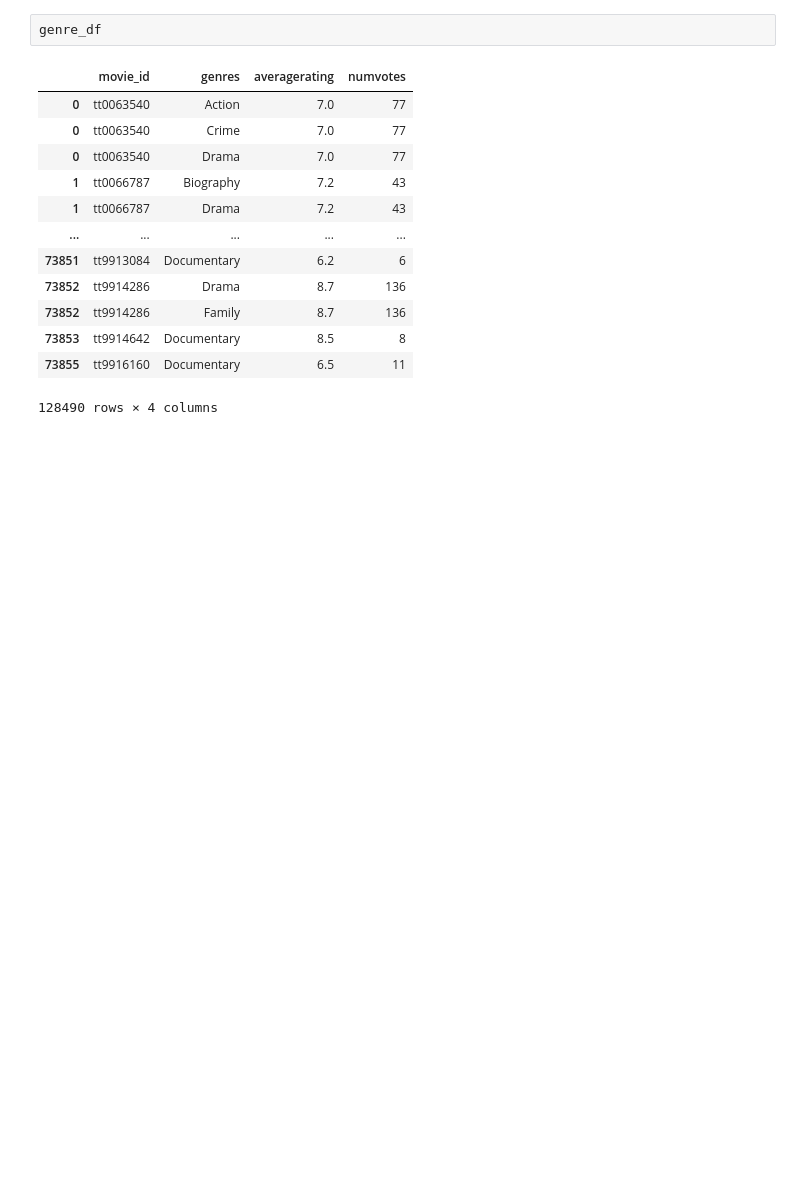
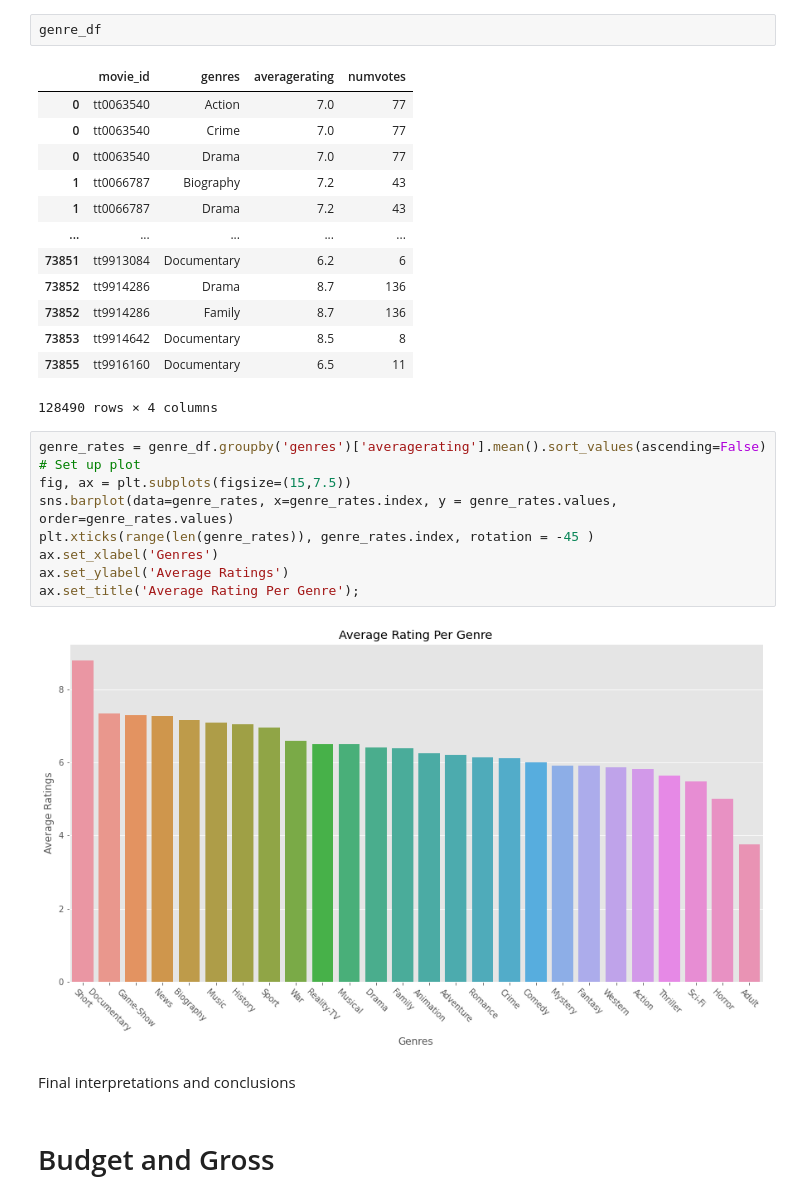
Before and after one commit to waihiga9/ExploratoryDataAnalysis_MoviesDataset, a Jupyter notebook: EDA_movies.ipynb, the cells around one changed output. Drawn from its saved outputs; the diff is of its cells as text; blank space fills up the shorter version.

```diff
--- a/EDA_movies.ipynb
+++ b/EDA_movies.ipynb
@@ -437,3 +408,18 @@ genre_df
 | 73853 | tt9914642 | Documentary | 8.5 | 8 |
 | 73855 | tt9916160 | Documentary | 6.5 | 11 |
 128490 rows × 4 columns
+# %%
+genre_rates = genre_df.groupby('genres')['averagerating'].mean().sort_values(ascending=False)
+# Set up plot
+fig, ax = plt.subplots(figsize=(15,7.5))
+sns.barplot(data=genre_rates, x=genre_rates.index, y = genre_rates.values, order=genre_rates.values)
+plt.xticks(range(len(genre_rates)), genre_rates.index, rotation = -45 )
+ax.set_xlabel('Genres')
+ax.set_ylabel('Average Ratings')
+ax.set_title('Average Rating Per Genre');
+# %% [output]
+[figure, added]
+# %% [markdown]
+Final interpretations and conclusions
+# %% [markdown]
+# Budget and Gross
```
Also changed, not shown: parts of 26 cells of this notebook, 1 other file.
